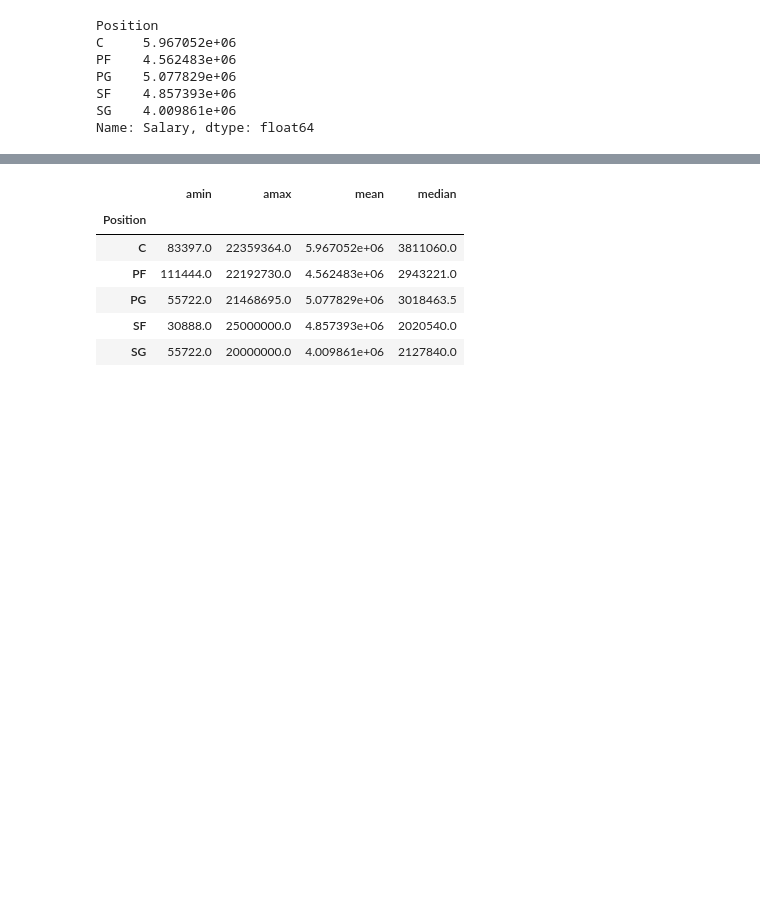
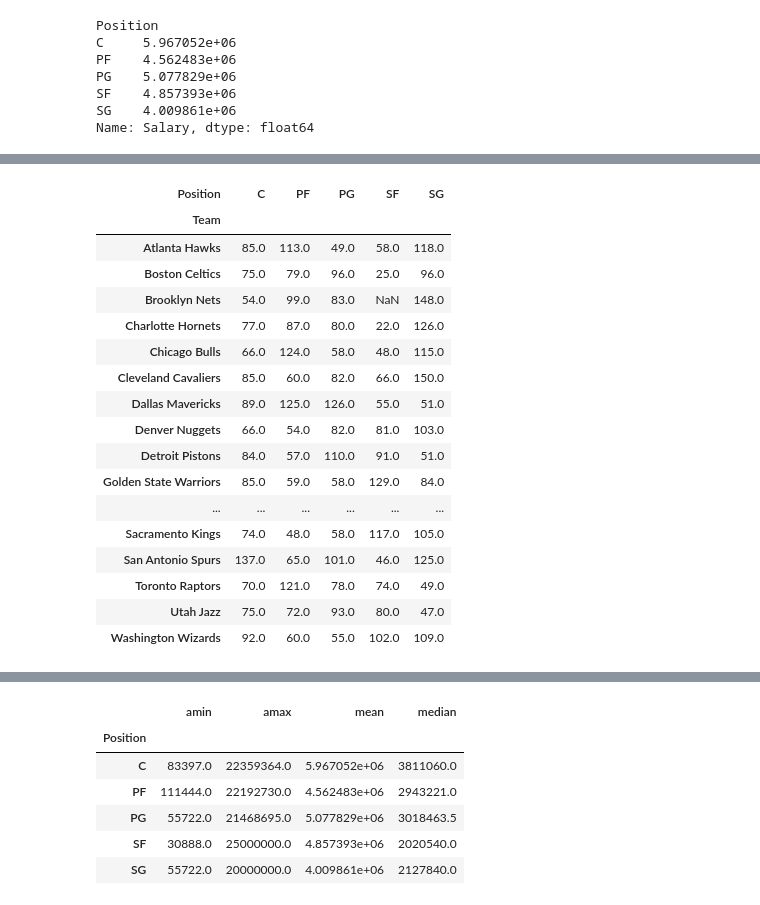
Before and after one commit to jjungyujin/TIL, a Jupyter notebook: DataEngineering/DataProcessing/pandas.ipynb, the cells around one changed output, grey strips where cells are left out. Drawn from its saved outputs; the diff is of its cells as text; code cells hidden in the pictures; blank space fills up the shorter version.

```diff
--- a/DataEngineering/DataProcessing/pandas.ipynb
+++ b/DataEngineering/DataProcessing/pandas.ipynb
@@ -1259,0 +1281,4 @@ Name: Salary, dtype: float64
+# %%
+# groupby의 기준이 여러개인 경우 Hierarchical index
+h_index = df.groupby(['Team', 'Position'])['Age'].sum()
+h_index
@@ -1259,0 +1299,22 @@ Name: Salary, dtype: float64
+# %%
+# unstack 함수 : matrix 형태로 전환 가능
+h_index.unstack()
+# %% [output]
+| Position | C | PF | PG | SF | SG |
+| Team |  |  |  |  |  |
+| Atlanta Hawks | 85.0 | 113.0 | 49.0 | 58.0 | 118.0 |
+| Boston Celtics | 75.0 | 79.0 | 96.0 | 25.0 | 96.0 |
+| Brooklyn Nets | 54.0 | 99.0 | 83.0 | NaN | 148.0 |
+| Charlotte Hornets | 77.0 | 87.0 | 80.0 | 22.0 | 126.0 |
+| Chicago Bulls | 66.0 | 124.0 | 58.0 | 48.0 | 115.0 |
+| Cleveland Cavaliers | 85.0 | 60.0 | 82.0 | 66.0 | 150.0 |
+| Dallas Mavericks | 89.0 | 125.0 | 126.0 | 55.0 | 51.0 |
+| Denver Nuggets | 66.0 | 54.0 | 82.0 | 81.0 | 103.0 |
+| Detroit Pistons | 84.0 | 57.0 | 110.0 | 91.0 | 51.0 |
+| Golden State Warriors | 85.0 | 59.0 | 58.0 | 129.0 | 84.0 |
+| ... | ... | ... | ... | ... | ... |
+| Sacramento Kings | 74.0 | 48.0 | 58.0 | 117.0 | 105.0 |
+| San Antonio Spurs | 137.0 | 65.0 | 101.0 | 46.0 | 125.0 |
+| Toronto Raptors | 70.0 | 121.0 | 78.0 | 74.0 | 49.0 |
+| Utah Jazz | 75.0 | 72.0 | 93.0 | 80.0 | 47.0 |
+| Washington Wizards | 92.0 | 60.0 | 55.0 | 102.0 | 109.0 |
```
Also changed, not shown: parts of 50 cells of this notebook.
